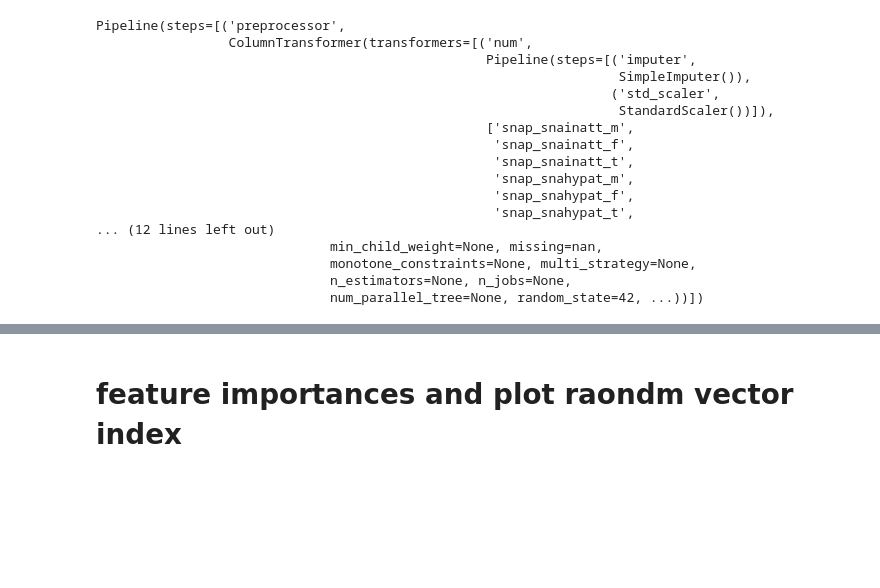
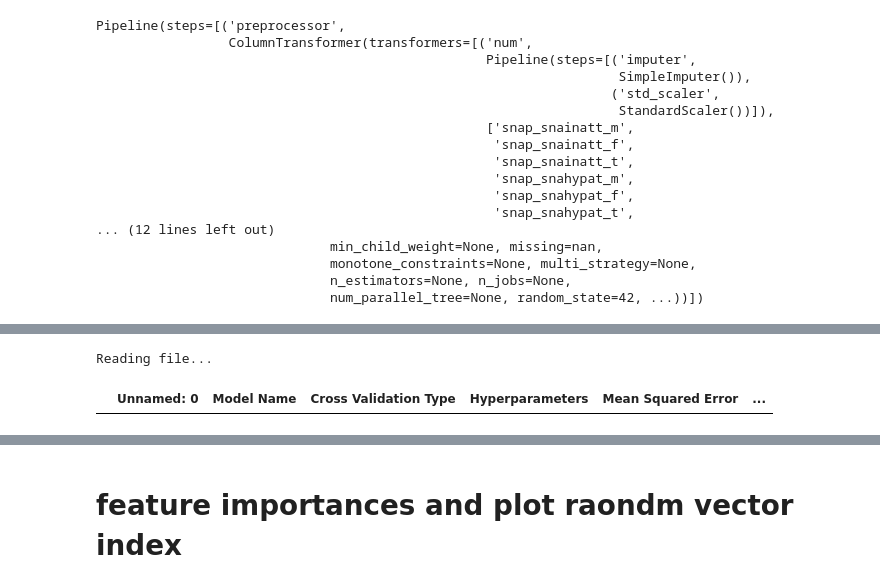
Before and after one commit to ALINA991/ADHD_fMRI, a Jupyter notebook: MTA/simple_regression_CV.ipynb, the cells around one changed output, grey strips where cells are left out. Drawn from its saved outputs; the diff is of its cells as text; code cells hidden in the pictures; blank space fills up the shorter version.

```diff
--- a/MTA/simple_regression_CV.ipynb
+++ b/MTA/simple_regression_CV.ipynb
@@ -76,7 +84,9 @@ corr_select= False # use correlation selector or not
 # %%
-outcome_short = "INATT"
+outcome_short = "HYP"
 file_name_save = 'results_ML_simple_CV_RF_XGB_{}.csv'.format(outcome_short)
+file_name_save_dist = 'dist_results_ML_simple_CV_RF_XGB_{}.csv'.format(outcome_short)
 file_path_save = Path(data_derived, 'ML_results', file_name_save)
+file_path_save_dist = Path(data_derived, 'ML_results', file_name_save_dist )
 # %%
 out_dict = {"HYP": 'snap_snahypat', "INATT": 'snap_snainatt', "ODD": 'snap_snaoddt', 'SS': 'ssrs_ssptosst', "INTERN": 'ssrs_sspintt', "DOM" : 'pcrc_pcrcpax', 'INTIM': 'pcrc_pcrcprx'}
 outcome_result_dict = {'ODD':  "SNAP ODD Symptoms T Score", "HYP": "SNAP Hyperactivity Symptoms T Score", "INATT" :"SNAP Inattention Symptoms T Score" , "INTERN": "SSRS Internalizing Symptoms", "SS": "SSRS Social Skills T Score", "DOM": "Parental Dominance Mean Score", "INTIM": "Parent-Child Intimacy Mean Score"}
@@ -151 +156,3 @@ from helper.pipeline import make_pipeline
+# %%
+corr_select = True
 # %%
@@ -232,0 +269,5 @@ Name: 6, dtype: object
+# %%
+ml.find_result_in_file(file_path_save, model_type, corr_select, thr_drop_missing, rater_pred, rater_out)
+# %% [output]
+Reading file...
+|  | Unnamed: 0 | Model Name | Cross Validation Type | Hyperparameters | Mean Squared Error | ... |
```
Also changed, not shown: parts of 20 cells of this notebook, 11 other files.
